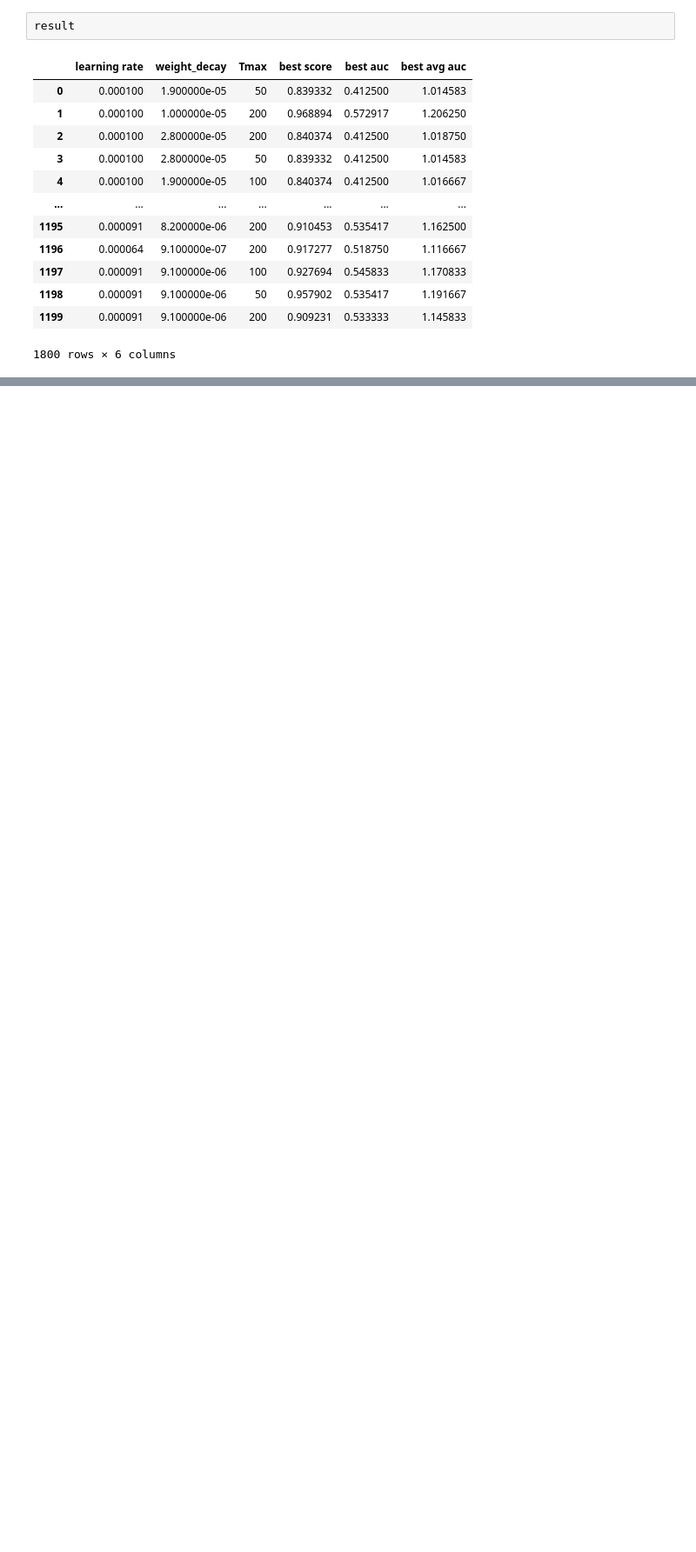
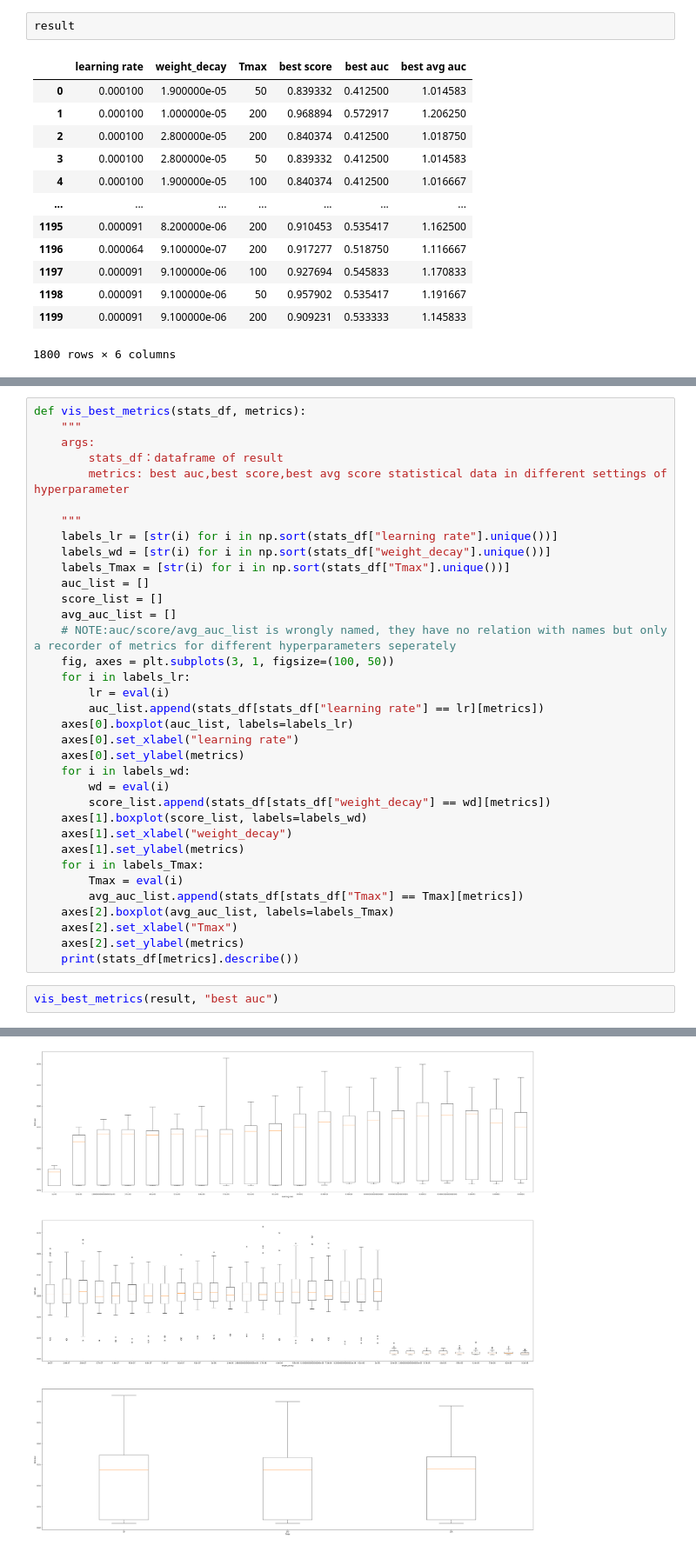
Before and after one commit to wangyh97/patho_AI, a Jupyter notebook: processing/stats_hyperparam_selection.ipynb, the cells around one changed output, grey strips where cells are left out. Shown at 87% size. Cells and saved outputs as stored; diff of their text form; blank space fills up the shorter version.

```diff
--- a/processing/stats_hyperparam_selection.ipynb
+++ b/processing/stats_hyperparam_selection.ipynb
@@ -26,0 +48,38 @@ result
+# %%
+def vis_best_metrics(stats_df, metrics):
+    """
+    args:
+        stats_df：dataframe of result
+        metrics: best auc,best score,best avg score statistical data in different settings of hyperparameter
+
+    """
+    labels_lr = [str(i) for i in np.sort(stats_df["learning rate"].unique())]
+    labels_wd = [str(i) for i in np.sort(stats_df["weight_decay"].unique())]
+    labels_Tmax = [str(i) for i in np.sort(stats_df["Tmax"].unique())]
+    auc_list = []
+    score_list = []
+    avg_auc_list = []
+    # NOTE:auc/score/avg_auc_list is wrongly named, they have no relation with names but only a recorder of metrics for different hyperparameters seperately
+    fig, axes = plt.subplots(3, 1, figsize=(100, 50))
+    for i in labels_lr:
+        lr = eval(i)
+        auc_list.append(stats_df[stats_df["learning rate"] == lr][metrics])
+    axes[0].boxplot(auc_list, labels=labels_lr)
+    axes[0].set_xlabel("learning rate")
+    axes[0].set_ylabel(metrics)
+    for i in labels_wd:
+        wd = eval(i)
+        score_list.append(stats_df[stats_df["weight_decay"] == wd][metrics])
+    axes[1].boxplot(score_list, labels=labels_wd)
+    axes[1].set_xlabel("weight_decay")
+    axes[1].set_ylabel(metrics)
+    for i in labels_Tmax:
+        Tmax = eval(i)
+        avg_auc_list.append(stats_df[stats_df["Tmax"] == Tmax][metrics])
+    axes[2].boxplot(avg_auc_list, labels=labels_Tmax)
+    axes[2].set_xlabel("Tmax")
+    axes[2].set_ylabel(metrics)
+    print(stats_df[metrics].describe())
+# %%
+vis_best_metrics(result, "best auc")
+# %% [output]
@@ -26,0 +95 @@ result
+[figure, added]
```
Also changed, not shown: parts of 22 cells of this notebook, 34 other files.
